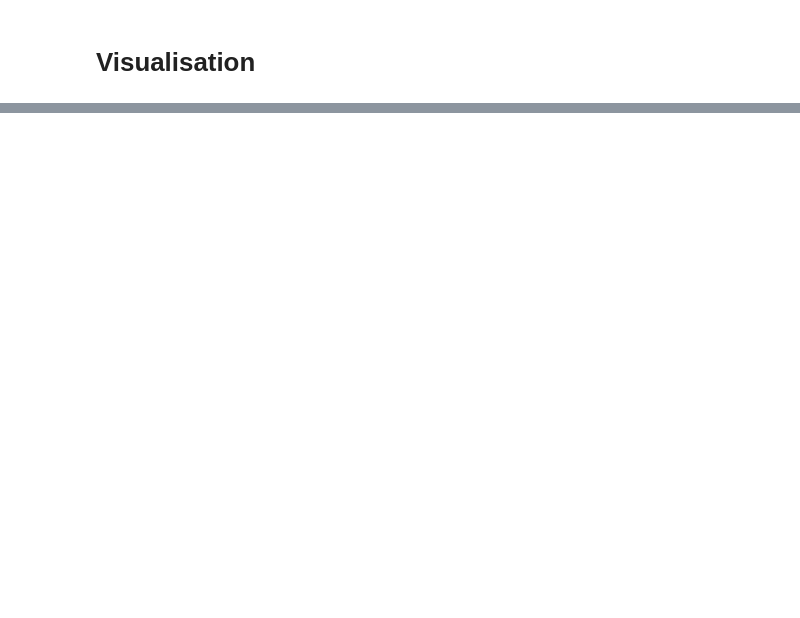
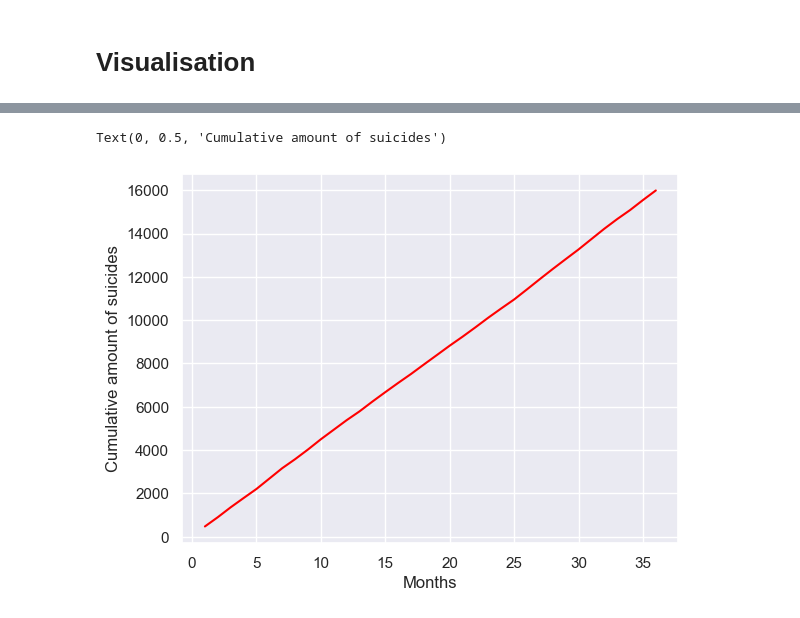
Before and after one commit to Staszek15/Suicide-model, a Jupyter notebook: project.ipynb, the cells around one changed output, grey strips where cells are left out. Saved outputs shown, nothing was run; the diff lists cells and outputs as text; code cells hidden in the pictures; blank space fills up the shorter version.

```diff
--- a/project.ipynb
+++ b/project.ipynb
@@ -278,0 +276,13 @@ plt.show()
+# %%
+death_over_time = np.zeros(shape=(len(results1)))
+
+for w in range(len(results1)):
+    death_over_time[w] = np.sum(results1[w])
+death_over_time = np.cumsum(death_over_time)
+
+plt.plot(np.arange(1,len(results1) + 1,1),death_over_time, color = 'red')
+plt.xlabel('Months')
+plt.ylabel('Cumulative amount of suicides')
+# %% [output]
+Text(0, 0.5, 'Cumulative amount of suicides')
+[figure, added]
```
Also changed, not shown: parts of 12 cells of this notebook.
